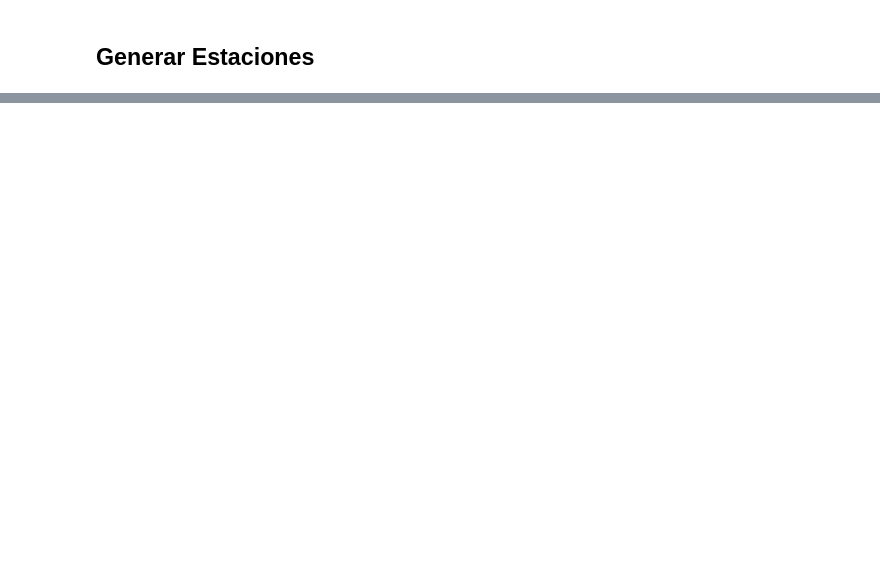
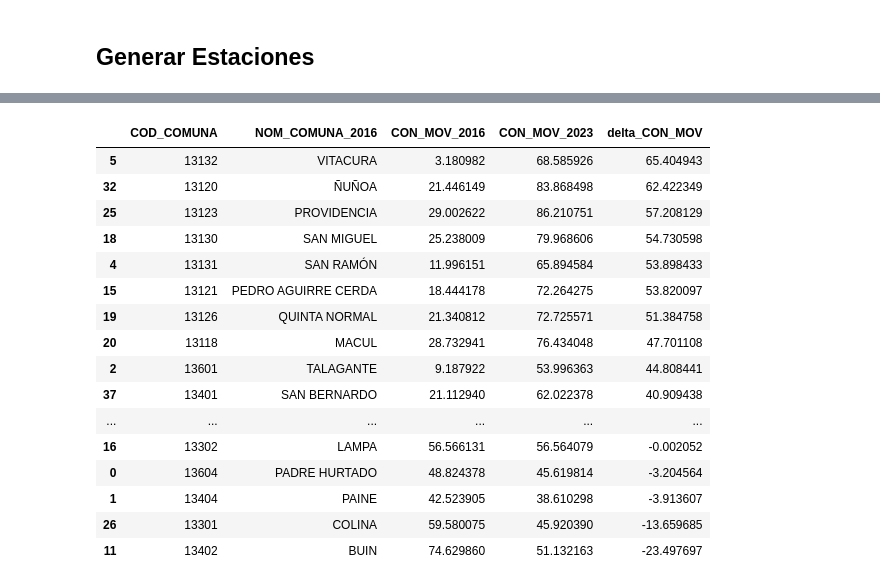
Before and after one commit to fchiapped/Proyecto-Geoespaciales, a Jupyter notebook: Subidas.ipynb, the cells around one changed output, grey strips where cells are left out. Cells and saved outputs as stored; diff of their text form; code cells hidden in the pictures; blank space fills up the shorter version.

```diff
--- a/Subidas.ipynb
+++ b/Subidas.ipynb
@@ -551,0 +724,9 @@ Map(center=[-33.45, -70.65], controls=(WidgetControl(options=['position', 'trans
+# %%
+icvu_2016 = pd.read_csv("Datos/ICVU_2016.csv")
+icvu_2023 = pd.read_csv("Datos/ICVU_2023.csv")
+
+icvu_2016 = icvu_2016[icvu_2016["NOM_REGION"] == "REGIÓN METROPOLITANA DE SANTIAGO"]
+icvu_2023 = icvu_2023[icvu_2023["NOM_REGION"] == "REGIÓN METROPOLITANA DE SANTIAGO"]
+# %%
+icvu_2016.columns = [col.replace('_1', '') for col in icvu_2016.columns]
+icvu_2016.head()
@@ -551,0 +740,35 @@ Map(center=[-33.45, -70.65], controls=(WidgetControl(options=['position', 'trans
+# %%
+# Unir ambos dataframes por el código de comuna para comparar CON_MOV
+df_2016 = icvu_2016[["COD_COMUNA", "NOM_COMUNA", "CON_MOV"]].copy()
+df_2023 = icvu_2023[["COD_COMUNA", "NOM_COMUNA", "CON_MOV"]].copy()
+
+# Renombrar columnas para distinguir años
+df_2016 = df_2016.rename(columns={"CON_MOV": "CON_MOV_2016"})
+df_2023 = df_2023.rename(columns={"CON_MOV": "CON_MOV_2023"})
+
+# Unir por COD_COMUNA
+df_delta = pd.merge(df_2016, df_2023, on="COD_COMUNA", suffixes=("_2016", "_2023"))
+
+# Calcular el delta
+df_delta["delta_CON_MOV"] = df_delta["CON_MOV_2023"] - df_delta["CON_MOV_2016"]
+
+# Mostrar resultado ordenado por mayor diferencia
+df_delta[["COD_COMUNA", "NOM_COMUNA_2016", "CON_MOV_2016", "CON_MOV_2023", "delta_CON_MOV"]].sort_values("delta_CON_MOV", ascending=False)
+# %% [output]
+|  | COD_COMUNA | NOM_COMUNA_2016 | CON_MOV_2016 | CON_MOV_2023 | delta_CON_MOV |
+| 5 | 13132 | VITACURA | 3.180982 | 68.585926 | 65.404943 |
+| 32 | 13120 | ÑUÑOA | 21.446149 | 83.868498 | 62.422349 |
+| 25 | 13123 | PROVIDENCIA | 29.002622 | 86.210751 | 57.208129 |
+| 18 | 13130 | SAN MIGUEL | 25.238009 | 79.968606 | 54.730598 |
+| 4 | 13131 | SAN RAMÓN | 11.996151 | 65.894584 | 53.898433 |
+| 15 | 13121 | PEDRO AGUIRRE CERDA | 18.444178 | 72.264275 | 53.820097 |
+| 19 | 13126 | QUINTA NORMAL | 21.340812 | 72.725571 | 51.384758 |
+| 20 | 13118 | MACUL | 28.732941 | 76.434048 | 47.701108 |
+| 2 | 13601 | TALAGANTE | 9.187922 | 53.996363 | 44.808441 |
+| 37 | 13401 | SAN BERNARDO | 21.112940 | 62.022378 | 40.909438 |
+| ... | ... | ... | ... | ... | ... |
+| 16 | 13302 | LAMPA | 56.566131 | 56.564079 | -0.002052 |
+| 0 | 13604 | PADRE HURTADO | 48.824378 | 45.619814 | -3.204564 |
+| 1 | 13404 | PAINE | 42.523905 | 38.610298 | -3.913607 |
+| 26 | 13301 | COLINA | 59.580075 | 45.920390 | -13.659685 |
+| 11 | 13402 | BUIN | 74.629860 | 51.132163 | -23.497697 |
```
Also changed, not shown: parts of 30 cells of this notebook, 3 other files.
